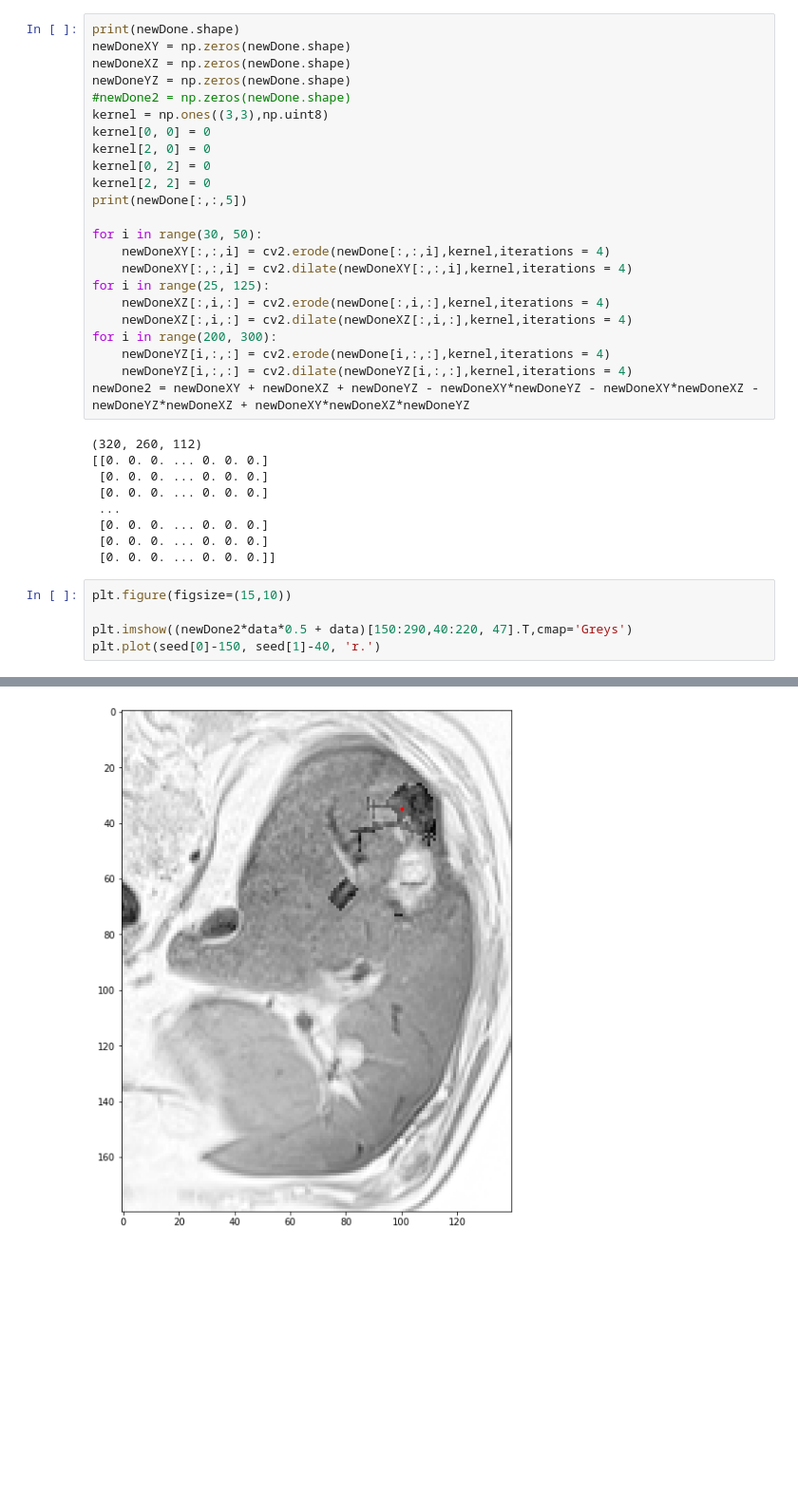
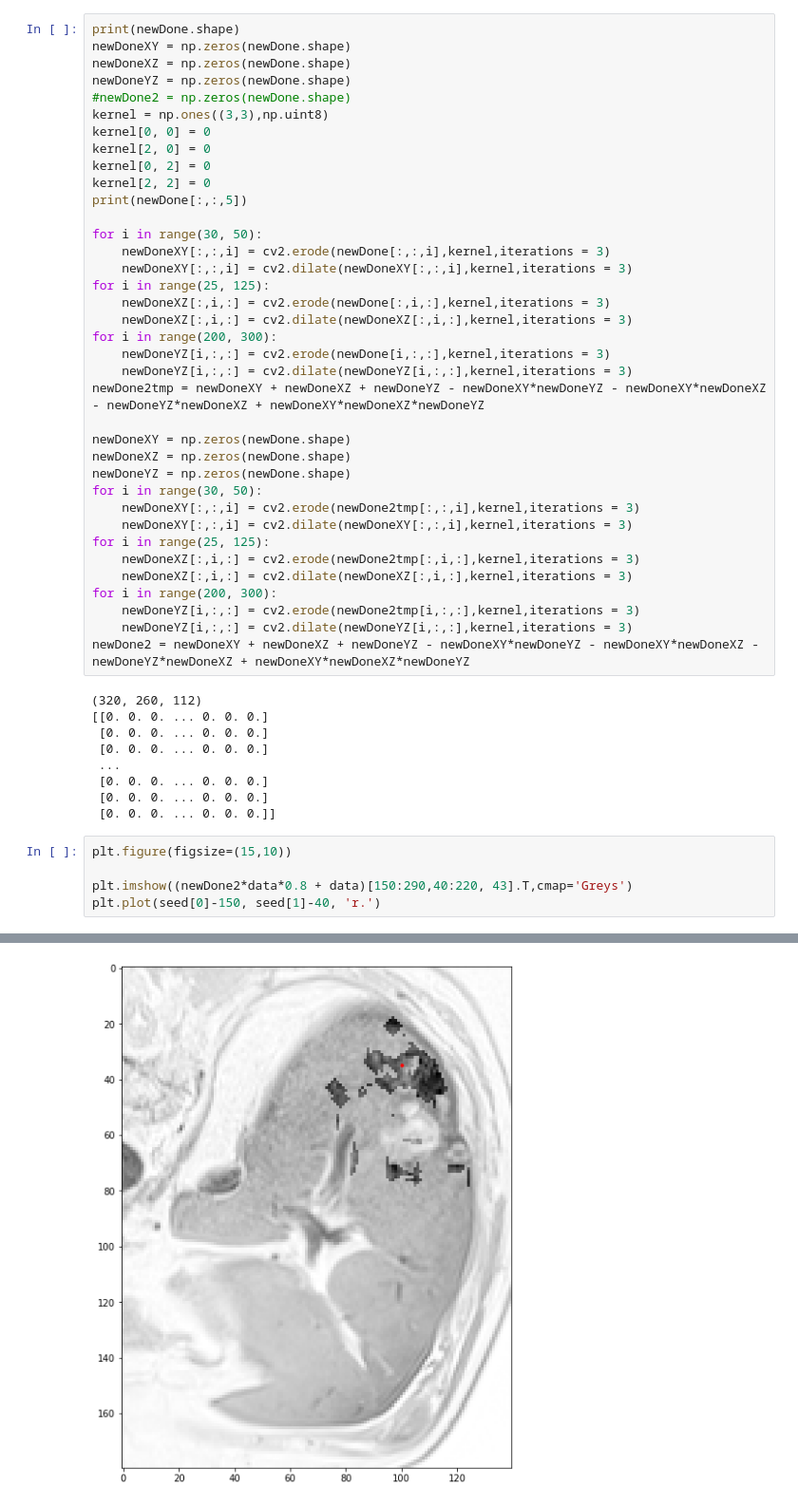
Before and after one commit to defrenned3238/WSBIM2243, a Jupyter notebook: WSBIM2243.ipynb, the cells around one changed output, grey strips where cells are left out. Shown at 95% size. Drawn from its saved outputs; the diff is of its cells as text; blank space fills up the shorter version.

```diff
--- a/WSBIM2243.ipynb
+++ b/WSBIM2243.ipynb
@@ -1015,14 +1015,28 @@ kernel[2, 2] = 0
 print(newDone[:,:,5])
 
 for i in range(30, 50):
-    newDoneXY[:,:,i] = cv2.erode(newDone[:,:,i],kernel,iterations = 4)
-    newDoneXY[:,:,i] = cv2.dilate(newDoneXY[:,:,i],kernel,iterations = 4)
+    newDoneXY[:,:,i] = cv2.erode(newDone[:,:,i],kernel,iterations = 3)
+    newDoneXY[:,:,i] = cv2.dilate(newDoneXY[:,:,i],kernel,iterations = 3)
 for i in range(25, 125):
-    newDoneXZ[:,i,:] = cv2.erode(newDone[:,i,:],kernel,iterations = 4)
-    newDoneXZ[:,i,:] = cv2.dilate(newDoneXZ[:,i,:],kernel,iterations = 4)
+    newDoneXZ[:,i,:] = cv2.erode(newDone[:,i,:],kernel,iterations = 3)
+    newDoneXZ[:,i,:] = cv2.dilate(newDoneXZ[:,i,:],kernel,iterations = 3)
 for i in range(200, 300):
-    newDoneYZ[i,:,:] = cv2.erode(newDone[i,:,:],kernel,iterations = 4)
-    newDoneYZ[i,:,:] = cv2.dilate(newDoneYZ[i,:,:],kernel,iterations = 4)
+    newDoneYZ[i,:,:] = cv2.erode(newDone[i,:,:],kernel,iterations = 3)
+    newDoneYZ[i,:,:] = cv2.dilate(newDoneYZ[i,:,:],kernel,iterations = 3)
+newDone2tmp = newDoneXY + newDoneXZ + newDoneYZ - newDoneXY*newDoneYZ - newDoneXY*newDoneXZ - newDoneYZ*newDoneXZ + newDoneXY*newDoneXZ*newDoneYZ
+
+newDoneXY = np.zeros(newDone.shape)
+newDoneXZ = np.zeros(newDone.shape)
+newDoneYZ = np.zeros(newDone.shape)
+for i in range(30, 50):
+    newDoneXY[:,:,i] = cv2.erode(newDone2tmp[:,:,i],kernel,iterations = 3)
+    newDoneXY[:,:,i] = cv2.dilate(newDoneXY[:,:,i],kernel,iterations = 3)
+for i in range(25, 125):
+    newDoneXZ[:,i,:] = cv2.erode(newDone2tmp[:,i,:],kernel,iterations = 3)
+    newDoneXZ[:,i,:] = cv2.dilate(newDoneXZ[:,i,:],kernel,iterations = 3)
+for i in range(200, 300):
+    newDoneYZ[i,:,:] = cv2.erode(newDone2tmp[i,:,:],kernel,iterations = 3)
+    newDoneYZ[i,:,:] = cv2.dilate(newDoneYZ[i,:,:],kernel,iterations = 3)
 newDone2 = newDoneXY + newDoneXZ + newDoneYZ - newDoneXY*newDoneYZ - newDoneXY*newDoneXZ - newDoneYZ*newDoneXZ + newDoneXY*newDoneXZ*newDoneYZ
 # %% [output]
 (320, 260, 112)
@@ -1036,8 +1050,8 @@ newDone2 = newDoneXY + newDoneXZ + newDoneYZ - newDoneXY*newDoneYZ - newDoneXY*n
 # %%
 plt.figure(figsize=(15,10))
 
-plt.imshow((newDone2*data*0.5 + data)[150:290,40:220, 47].T,cmap='Greys')
+plt.imshow((newDone2*data*0.8 + data)[150:290,40:220, 43].T,cmap='Greys')
 plt.plot(seed[0]-150, seed[1]-40, 'r.')
 # %% [output]
 [<matplotlib.lines.Line2D at 0x...>]
-[figure, old version]
+[figure, new version]
```
